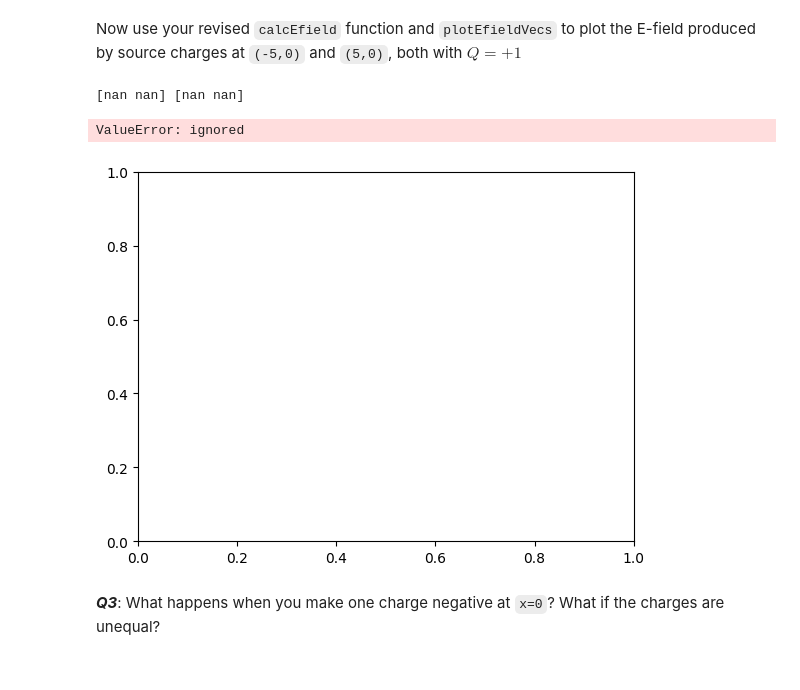
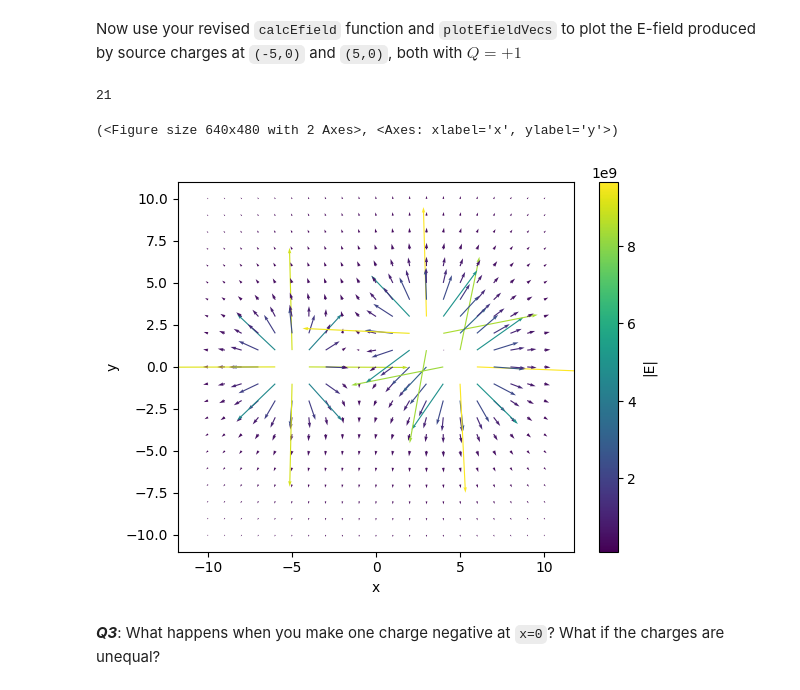
Before and after one commit to Bouncy0Knight/Exercise2, a Jupyter notebook: CompModNervSys_exercise2.ipynb, the cells around one changed output. Drawn from its saved outputs; the diff is of its cells as text; code cells hidden in the pictures.

```diff
--- a/CompModNervSys_exercise2.ipynb
+++ b/CompModNervSys_exercise2.ipynb
@@ -161,31 +162,43 @@ plotEfieldVecs(E_x,E_y,X,Y)
 # Adding more point charges
 # %% [markdown]
 So far, the plots are kinda boring. Since we have only one source charge, we just get a radial field centered at the source charge location. What happens if we have a bunch of point charges distributed in space? Modify your calcEfield function to take as input a vector of source charge x coordinates and a vector of y coordinates, instead of a single pair of x and y coordinates, and output the total E-field x and y components ($E_{x}$ and $E_{y}$).
-# %%
-def calcEfield(x0,y0,X,Y,Q):
-  k = 8.99e9 # Coulomb's constant
-  E_x = 0
-  E_y = 0
-  for n in range(X):
-    j = n +1
-    for j in range(X):
-      R = np.sqrt((x[n]-x[j])**2 + (y[n] - y[j])**2)
-      E_x += k*Q*(x[n] - x[j])/R**3
-      E_y += k*Q*(y[n] - y[j])/R**3
-  print(E_x,E_y)
-  return E_x,E_y
+# %%
+def calcEfieldInitial(TestChargeX, testChargeY, chargeLocationX, chargeLocationY, magnitude): # add inputs here
+  k = 8.99e9
+  R = np.sqrt((TestChargeX - chargeLocationX)**2 + (testChargeY-chargeLocationY)**2)
+  E_x = k*magnitude*(chargeLocationX - TestChargeX)/R**3
+  E_y = k*magnitude*(chargeLocationY - testChargeY)/R**3
+  return E_x,E_y
+
+#ChargeLocation X and Y are constant
+def calcEfield(TestChargeX, testChargeY, chargeLocationX, chargeLocationY, magnitude): # add inputs here
+  k = 8.99e9
+
+  R = np.sqrt((TestChargeX[0] - chargeLocationX)**2 + (testChargeY[0]-chargeLocationY)**2)
+  Ex = k*magnitude*(chargeLocationX - TestChargeX[0])/R**3
+  Ey = k*magnitude*(chargeLocationY - testChargeY[0])/R**3
+
+
+  for n in range(1,len(TestChargeX)):
+    R = np.sqrt((TestChargeX[n] - chargeLocationX)**2 + (testChargeY[n]-chargeLocationY)**2)
+    Ex += k*magnitude*(chargeLocationX - TestChargeX[n])/R**3
+    Ey += k*magnitude*(chargeLocationY - testChargeY[n])/R**3
+
+  return Ex,Ey
 # %% [markdown]
 Now use your revised `calcEfield` function and `plotEfieldVecs` to plot the E-field produced by source charges at `(-5,0)` and `(5,0)`, both with $Q=+1$
 # %%
 x0 = np.array([-5,5])
 y0 = np.array([0,0])
 Q = np.array([1,1])
-Ex, Ey = calcEfield(x0,y0,2,4,Q);
-plotEfieldVecs(X,Y,Ex,Ey);
+
+E_x, E_y = calcEfield(x0,y0,X,Y,1);
+print(len(E_x))
+plotEfieldVecs(E_x,E_y,X,Y)
 # %% [output]
-[nan nan] [nan nan]
+21
-ValueError: ignored
+(<Figure size 640x480 with 2 Axes>, <Axes: xlabel='x', ylabel='y'>)
-[figure, old version]
+[figure, new version]
 # %% [markdown]
 ***Q3***: What happens when you make one charge negative at `x=0`? What if the charges are unequal?
 # %% [markdown]
```
Also changed, not shown: parts of 4 cells of this notebook.
